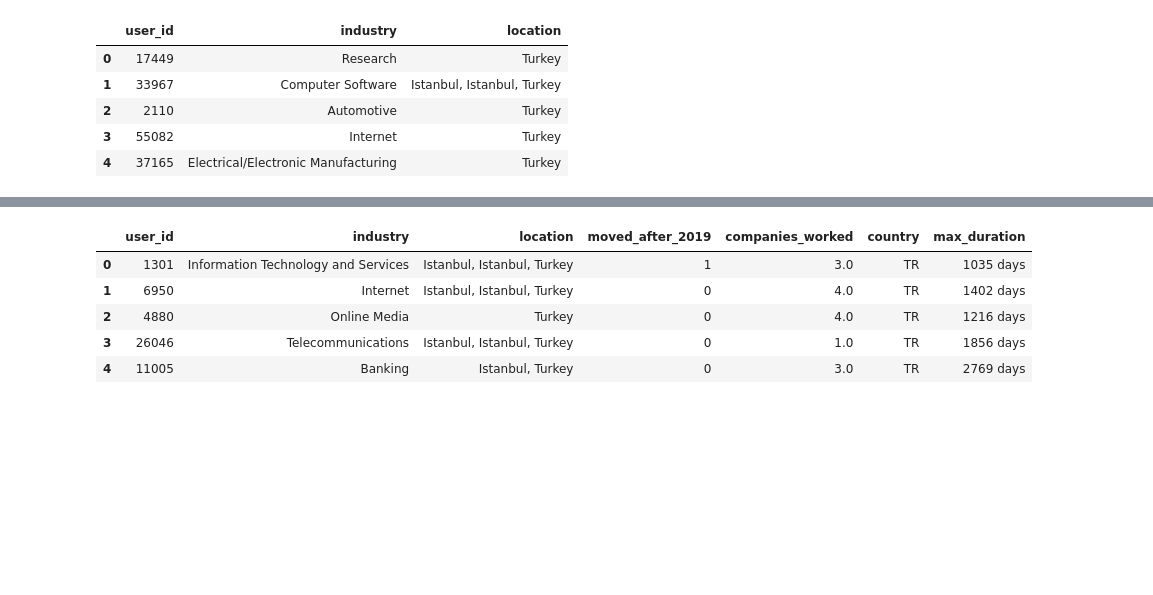
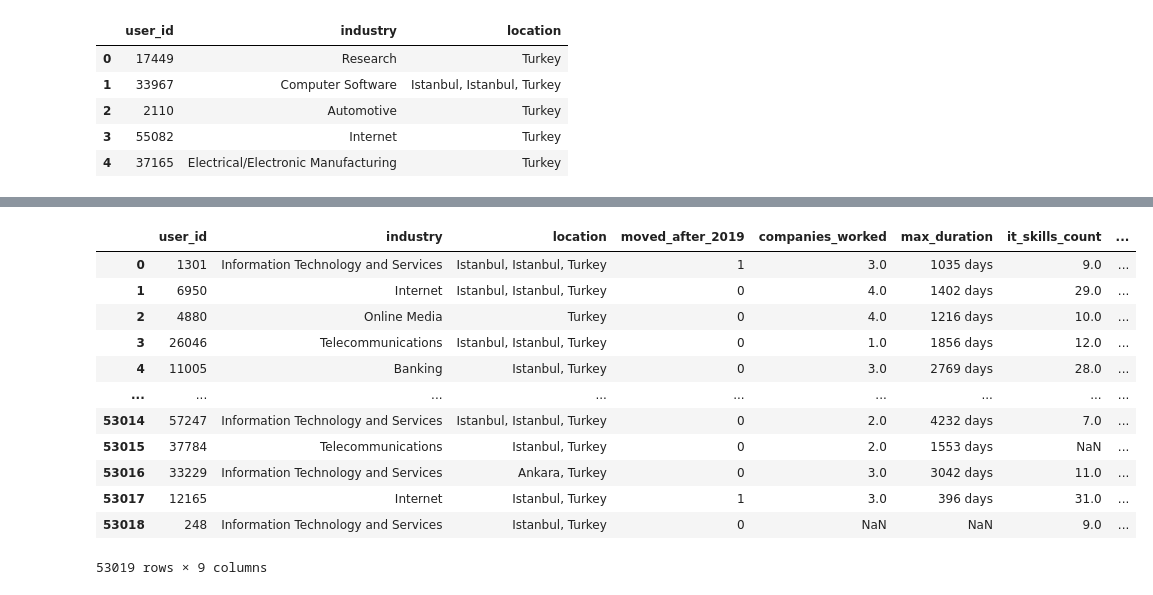
Before and after one commit to feyzijan/GarantiDatathon, a Jupyter notebook: prep_input.ipynb, the cells around one changed output, grey strips where cells are left out. Cells and saved outputs as stored; diff of their text form; code cells hidden in the pictures; blank space fills up the shorter version.

```diff
--- a/prep_input.ipynb
+++ b/prep_input.ipynb
@@ -34,0 +32,11 @@ work_experiences = pd.read_csv(path)
+# %%
+path = os.path.join('PreparedData', 'work_experiences.csv')
+work_experiences = pd.read_csv(path)
+# From the work_experiences.csv file, we can see that the work experiences are for each user, so we can merge the work experiences with the train and test dataframes.
+train = pd.merge(train, work_experiences, how='left', on='user_id')
+test = pd.merge(test, work_experiences, how='left', on='user_id')
+
+# Drop country column
+train = train.drop('country', axis=1)
+test = test.drop('country', axis=1)
+train
@@ -35,13 +57,21 @@ work_experiences = pd.read_csv(path)
 # %%
+path = os.path.join('PreparedData', 'skills.csv')
+work_experiences = pd.read_csv(path)
 # From the work_experiences.csv file, we can see that the work experiences are for each user, so we can merge the work experiences with the train and test dataframes.
 train = pd.merge(train, work_experiences, how='left', on='user_id')
 test = pd.merge(test, work_experiences, how='left', on='user_id')
+train
+# %% [output]
+|  | user_id | industry | location | moved_after_2019 | companies_worked | max_duration | it_skills_count | ... |
+| 0 | 1301 | Information Technology and Services | Istanbul, Istanbul, Turkey | 1 | 3.0 | 1035 days | 9.0 | ... |
+| 1 | 6950 | Internet | Istanbul, Istanbul, Turkey | 0 | 4.0 | 1402 days | 29.0 | ... |
+| 2 | 4880 | Online Media | Turkey | 0 | 4.0 | 1216 days | 10.0 | ... |
+| 3 | 26046 | Telecommunications | Istanbul, Istanbul, Turkey | 0 | 1.0 | 1856 days | 12.0 | ... |
+| 4 | 11005 | Banking | Istanbul, Turkey | 0 | 3.0 | 2769 days | 28.0 | ... |
+| ... | ... | ... | ... | ... | ... | ... | ... | ... |
+| 53014 | 57247 | Information Technology and Services | Istanbul, Istanbul, Turkey | 0 | 2.0 | 4232 days | 7.0 | ... |
+| 53015 | 37784 | Telecommunications | Istanbul, Turkey | 0 | 2.0 | 1553 days | NaN | ... |
+| 53016 | 33229 | Information Technology and Services | Ankara, Turkey | 0 | 3.0 | 3042 days | 11.0 | ... |
+| 53017 | 12165 | Internet | Istanbul, Turkey | 1 | 3.0 | 396 days | 31.0 | ... |
+| 53018 | 248 | Information Technology and Services | Istanbul, Turkey | 0 | NaN | NaN | 9.0 | ... |
+53019 rows × 9 columns
-# %%
-test.head()
-# %% [output]
-|  | user_id | industry | location | moved_after_2019 | companies_worked | country | max_duration |
-| 0 | 1301 | Information Technology and Services | Istanbul, Istanbul, Turkey | 1 | 3.0 | TR | 1035 days |
-| 1 | 6950 | Internet | Istanbul, Istanbul, Turkey | 0 | 4.0 | TR | 1402 days |
-| 2 | 4880 | Online Media | Turkey | 0 | 4.0 | TR | 1216 days |
-| 3 | 26046 | Telecommunications | Istanbul, Istanbul, Turkey | 0 | 1.0 | TR | 1856 days |
-| 4 | 11005 | Banking | Istanbul, Turkey | 0 | 3.0 | TR | 2769 days |
```
Also changed, not shown: parts of 19 cells of this notebook, 4 other files.
